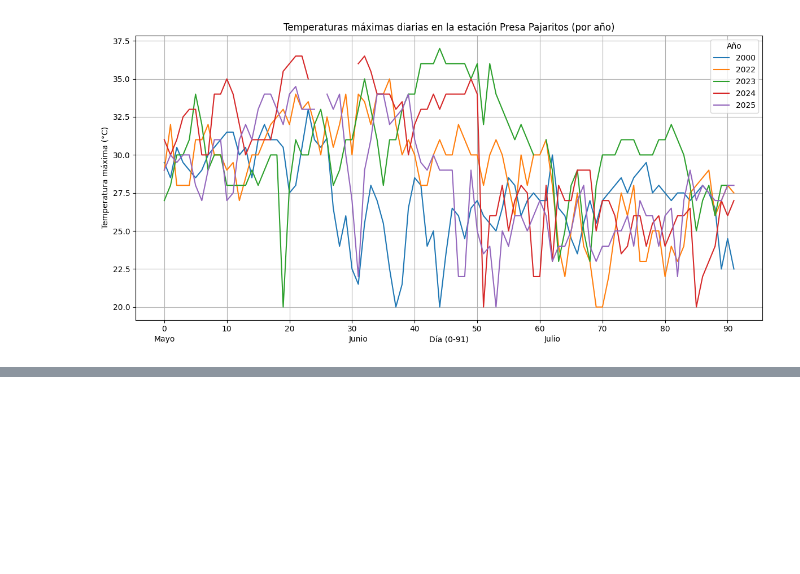
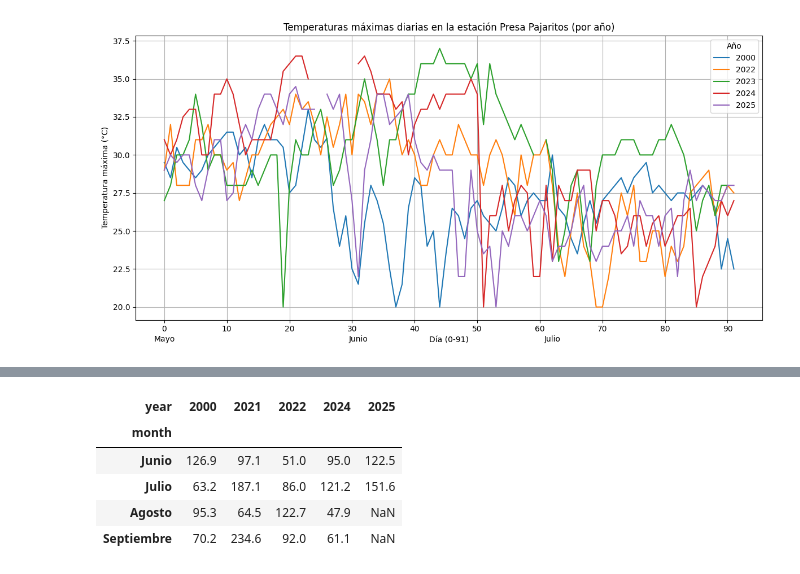
Before and after one commit to dbetm/conagua-weather-stations-stats, a Jupyter notebook: conagua_analysis.ipynb, the cells around one changed output, grey strips where cells are left out. Cells and saved outputs as stored; diff of their text form; code cells hidden in the pictures; blank space fills up the shorter version.

```diff
--- a/conagua_analysis.ipynb
+++ b/conagua_analysis.ipynb
@@ -123,0 +177,12 @@ plot_max_temperatures(max_temp_pajaritos_df, pajaritos.name.title(), hot_weather
+# %%
+acc_precipitation_pajaritos = get_accumulated_precipitation(
+    pajaritos.daily_historic, rainy_periods["years"], rainy_periods["months"]
+)
+acc_precipitation_pajaritos
+# %% [output]
+| year | 2000 | 2021 | 2022 | 2024 | 2025 |
+| month |  |  |  |  |  |
+| Junio | 126.9 | 97.1 | 51.0 | 95.0 | 122.5 |
+| Julio | 63.2 | 187.1 | 86.0 | 121.2 | 151.6 |
+| Agosto | 95.3 | 64.5 | 122.7 | 47.9 | NaN |
+| Septiembre | 70.2 | 234.6 | 92.0 | 61.1 | NaN |
```
Also changed, not shown: parts of 10 cells of this notebook, 5 other files.
